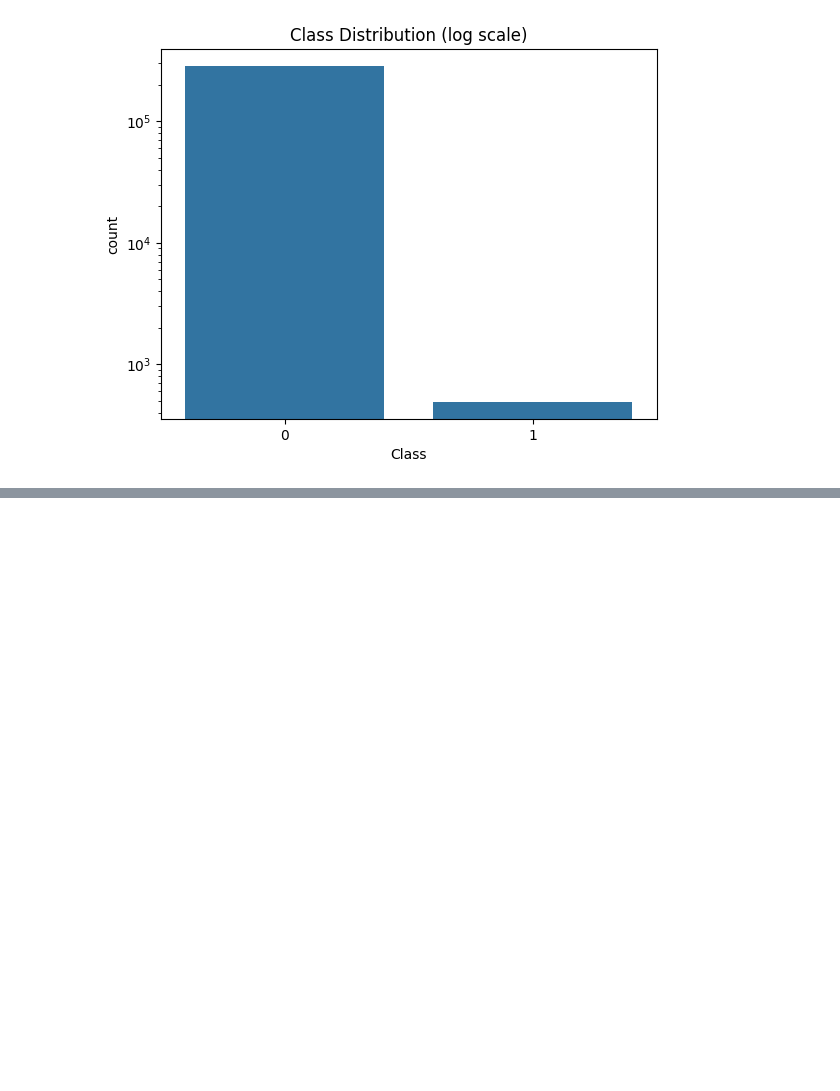
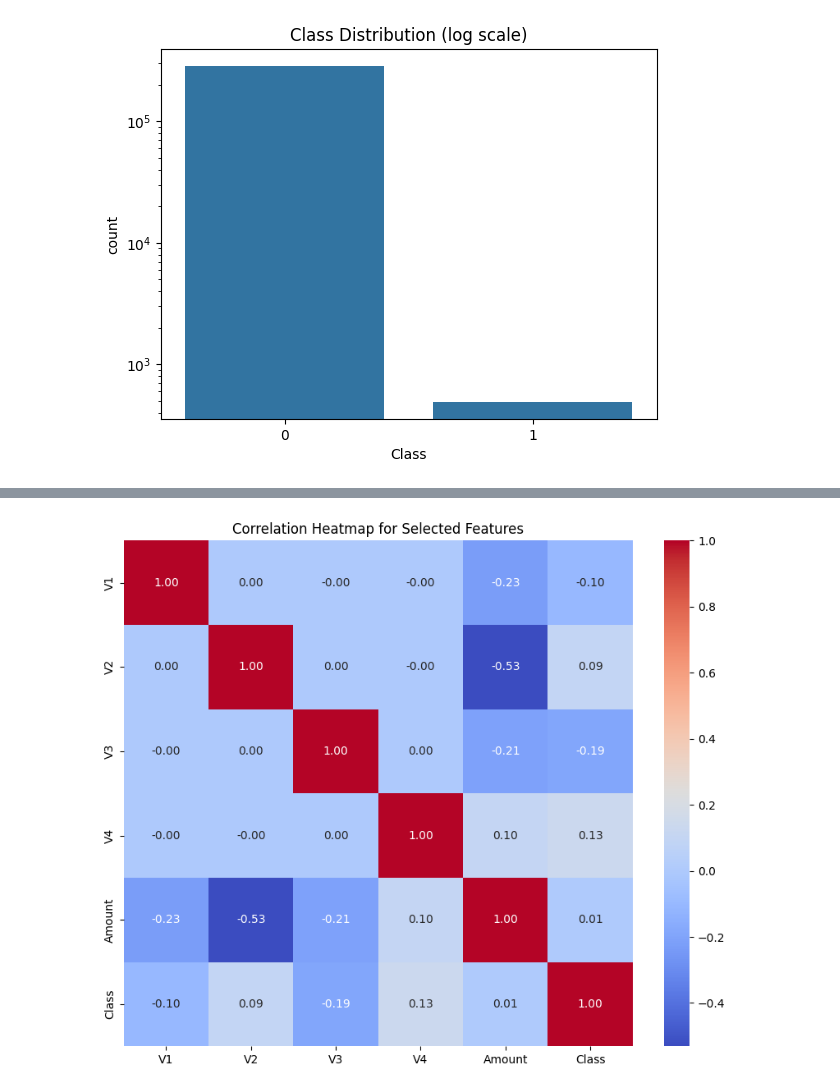
Before and after one commit to raheel-9deem/needlescope-fraud-detection, a Jupyter notebook: notebooks/01_EDA.ipynb, the cells around one changed output, grey strips where cells are left out. Cells and saved outputs as stored; diff of their text form; code cells hidden in the pictures; blank space fills up the shorter version.

```diff
--- a/notebooks/01_EDA.ipynb
+++ b/notebooks/01_EDA.ipynb
@@ -83,0 +115,8 @@ plt.show()
+# %%
+plt.figure(figsize=(10, 8))
+corr = df[['V1', 'V2', 'V3', 'V4', 'Amount', 'Class']].corr()
+sns.heatmap(corr, annot=True, cmap="coolwarm", fmt='.2f')
+plt.title("Correlation Heatmap for Selected Features")
+plt.show()
+# %% [output]
+[figure, added]
```
Also changed, not shown: parts of 6 cells of this notebook.
